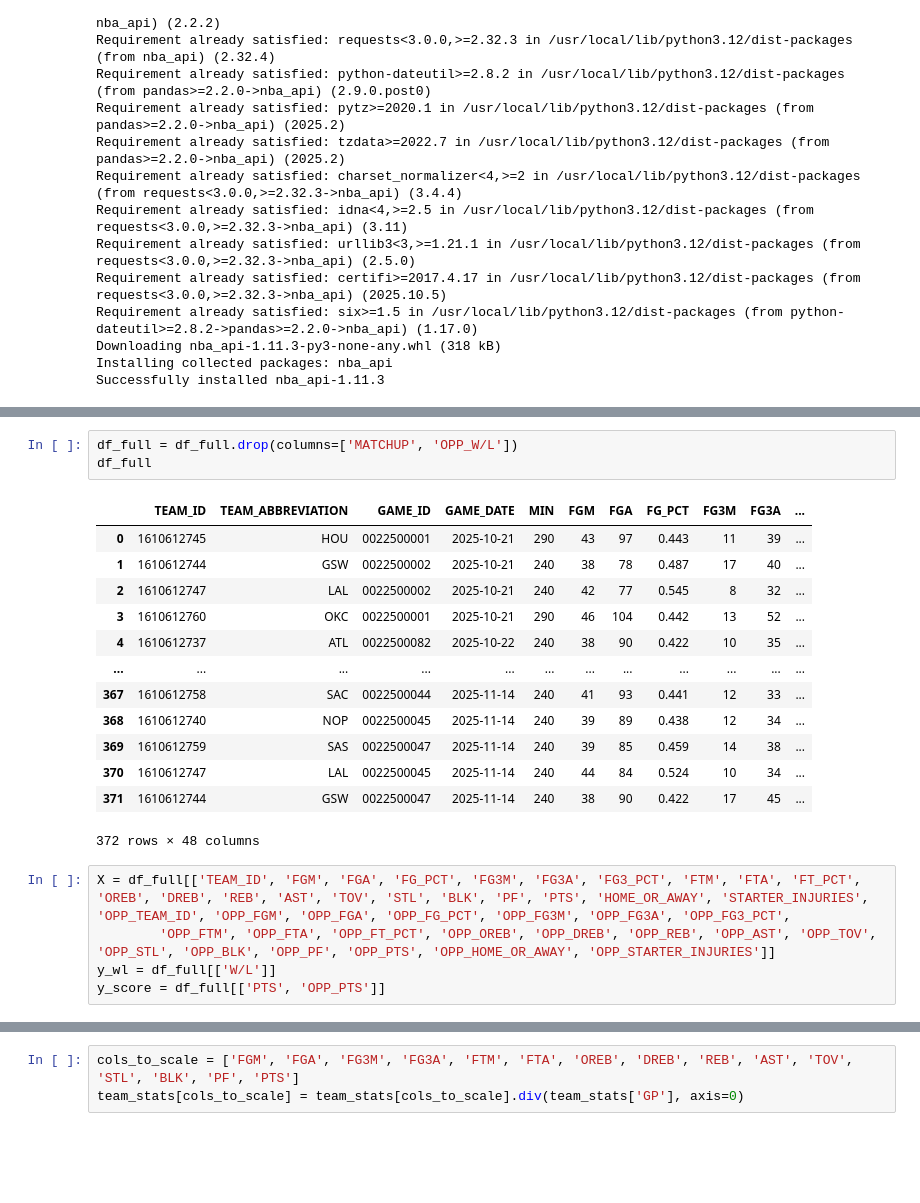
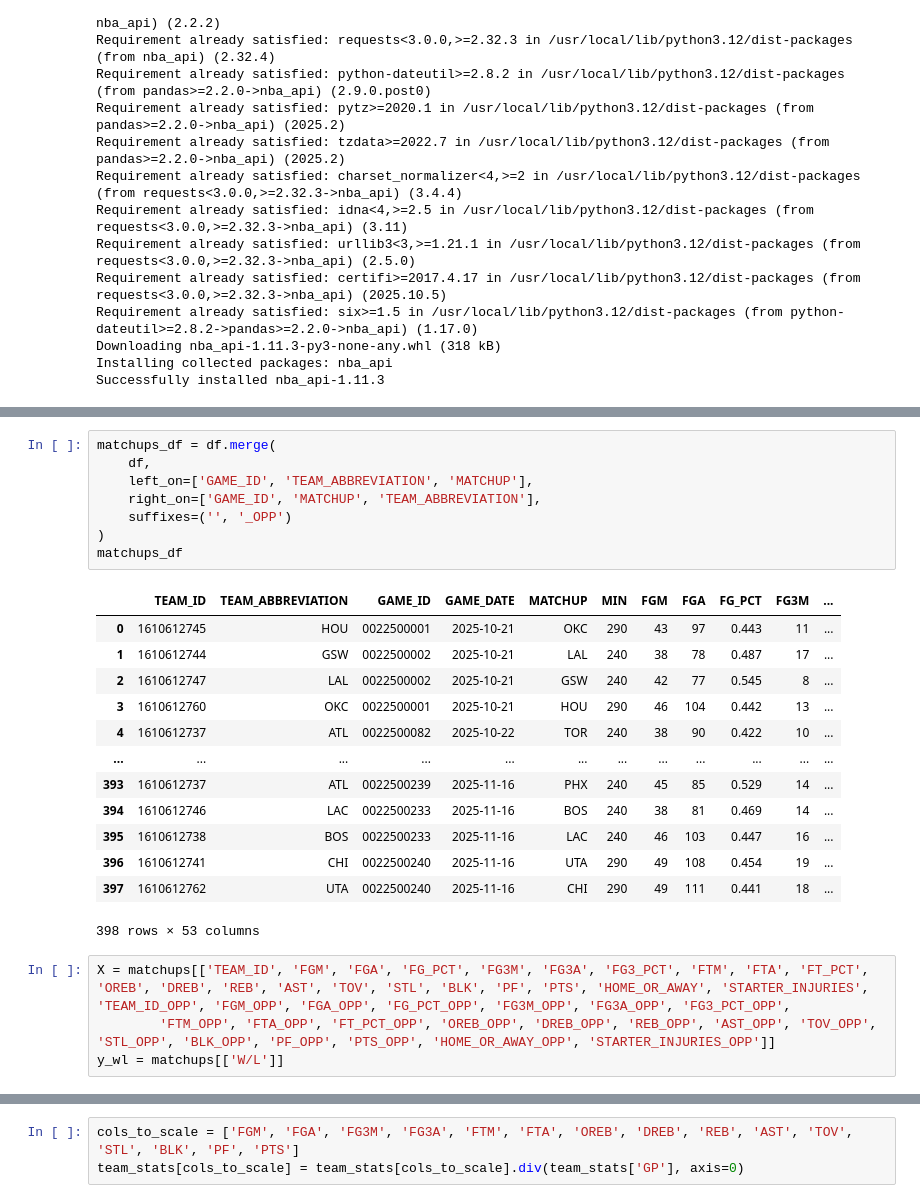
Before and after one commit to pchalhoub/portfolio, a Jupyter notebook: NBA2025.ipynb, the cells around one changed output, grey strips where cells are left out. Drawn from its saved outputs; the diff is of its cells as text; blank space fills up the shorter version.

```diff
--- a/NBA2025.ipynb
+++ b/NBA2025.ipynb
@@ -93,25 +70,29 @@ df_full
-# %%
-df_full = df_full.drop(columns=['MATCHUP', 'OPP_W/L'])
-df_full
-# %% [output]
-|  | TEAM_ID | TEAM_ABBREVIATION | GAME_ID | GAME_DATE | MIN | FGM | FGA | FG_PCT | FG3M | FG3A | ... |
-| 0 | 1610612745 | HOU | 0022500001 | 2025-10-21 | 290 | 43 | 97 | 0.443 | 11 | 39 | ... |
-| 1 | 1610612744 | GSW | 0022500002 | 2025-10-21 | 240 | 38 | 78 | 0.487 | 17 | 40 | ... |
-| 2 | 1610612747 | LAL | 0022500002 | 2025-10-21 | 240 | 42 | 77 | 0.545 | 8 | 32 | ... |
-| 3 | 1610612760 | OKC | 0022500001 | 2025-10-21 | 290 | 46 | 104 | 0.442 | 13 | 52 | ... |
-| 4 | 1610612737 | ATL | 0022500082 | 2025-10-22 | 240 | 38 | 90 | 0.422 | 10 | 35 | ... |
-| ... | ... | ... | ... | ... | ... | ... | ... | ... | ... | ... | ... |
-| 367 | 1610612758 | SAC | 0022500044 | 2025-11-14 | 240 | 41 | 93 | 0.441 | 12 | 33 | ... |
-| 368 | 1610612740 | NOP | 0022500045 | 2025-11-14 | 240 | 39 | 89 | 0.438 | 12 | 34 | ... |
-| 369 | 1610612759 | SAS | 0022500047 | 2025-11-14 | 240 | 39 | 85 | 0.459 | 14 | 38 | ... |
-| 370 | 1610612747 | LAL | 0022500045 | 2025-11-14 | 240 | 44 | 84 | 0.524 | 10 | 34 | ... |
-| 371 | 1610612744 | GSW | 0022500047 | 2025-11-14 | 240 | 38 | 90 | 0.422 | 17 | 45 | ... |
-372 rows × 48 columns
+# %%
+matchups_df = df.merge(
+    df,
+    left_on=['GAME_ID', 'TEAM_ABBREVIATION', 'MATCHUP'],
+    right_on=['GAME_ID', 'MATCHUP', 'TEAM_ABBREVIATION'],
+    suffixes=('', '_OPP')
+)
+matchups_df
+# %% [output]
+|  | TEAM_ID | TEAM_ABBREVIATION | GAME_ID | GAME_DATE | MATCHUP | MIN | FGM | FGA | FG_PCT | FG3M | ... |
+| 0 | 1610612745 | HOU | 0022500001 | 2025-10-21 | OKC | 290 | 43 | 97 | 0.443 | 11 | ... |
+| 1 | 1610612744 | GSW | 0022500002 | 2025-10-21 | LAL | 240 | 38 | 78 | 0.487 | 17 | ... |
+| 2 | 1610612747 | LAL | 0022500002 | 2025-10-21 | GSW | 240 | 42 | 77 | 0.545 | 8 | ... |
+| 3 | 1610612760 | OKC | 0022500001 | 2025-10-21 | HOU | 290 | 46 | 104 | 0.442 | 13 | ... |
+| 4 | 1610612737 | ATL | 0022500082 | 2025-10-22 | TOR | 240 | 38 | 90 | 0.422 | 10 | ... |
+| ... | ... | ... | ... | ... | ... | ... | ... | ... | ... | ... | ... |
+| 393 | 1610612737 | ATL | 0022500239 | 2025-11-16 | PHX | 240 | 45 | 85 | 0.529 | 14 | ... |
+| 394 | 1610612746 | LAC | 0022500233 | 2025-11-16 | BOS | 240 | 38 | 81 | 0.469 | 14 | ... |
+| 395 | 1610612738 | BOS | 0022500233 | 2025-11-16 | LAC | 240 | 46 | 103 | 0.447 | 16 | ... |
+| 396 | 1610612741 | CHI | 0022500240 | 2025-11-16 | UTA | 290 | 49 | 108 | 0.454 | 19 | ... |
+| 397 | 1610612762 | UTA | 0022500240 | 2025-11-16 | CHI | 290 | 49 | 111 | 0.441 | 18 | ... |
+398 rows × 53 columns
 # %%
-X = df_full[['TEAM_ID', 'FGM', 'FGA', 'FG_PCT', 'FG3M', 'FG3A', 'FG3_PCT', 'FTM', 'FTA', 'FT_PCT', 'OREB', 'DREB', 'REB', 'AST', 'TOV', 'STL', 'BLK', 'PF', 'PTS', 'HOME_OR_AWAY', 'STARTER_INJURIES', 'OPP_TEAM_ID', 'OPP_FGM', 'OPP_FGA', 'OPP_FG_PCT', 'OPP_FG3M', 'OPP_FG3A', 'OPP_FG3_PCT',
-        'OPP_FTM', 'OPP_FTA', 'OPP_FT_PCT', 'OPP_OREB', 'OPP_DREB', 'OPP_REB', 'OPP_AST', 'OPP_TOV', 'OPP_STL', 'OPP_BLK', 'OPP_PF', 'OPP_PTS', 'OPP_HOME_OR_AWAY', 'OPP_STARTER_INJURIES']]
-y_wl = df_full[['W/L']]
-y_score = df_full[['PTS', 'OPP_PTS']]
+X = matchups[['TEAM_ID', 'FGM', 'FGA', 'FG_PCT', 'FG3M', 'FG3A', 'FG3_PCT', 'FTM', 'FTA', 'FT_PCT', 'OREB', 'DREB', 'REB', 'AST', 'TOV', 'STL', 'BLK', 'PF', 'PTS', 'HOME_OR_AWAY', 'STARTER_INJURIES', 'TEAM_ID_OPP', 'FGM_OPP', 'FGA_OPP', 'FG_PCT_OPP', 'FG3M_OPP', 'FG3A_OPP', 'FG3_PCT_OPP',
+        'FTM_OPP', 'FTA_OPP', 'FT_PCT_OPP', 'OREB_OPP', 'DREB_OPP', 'REB_OPP', 'AST_OPP', 'TOV_OPP', 'STL_OPP', 'BLK_OPP', 'PF_OPP', 'PTS_OPP', 'HOME_OR_AWAY_OPP', 'STARTER_INJURIES_OPP']]
+y_wl = matchups[['W/L']]
 # %%
 from sklearn.model_selection import train_test_split
 from sklearn.linear_model import LogisticRegression
```
Also changed, not shown: parts of 10 cells of this notebook.
